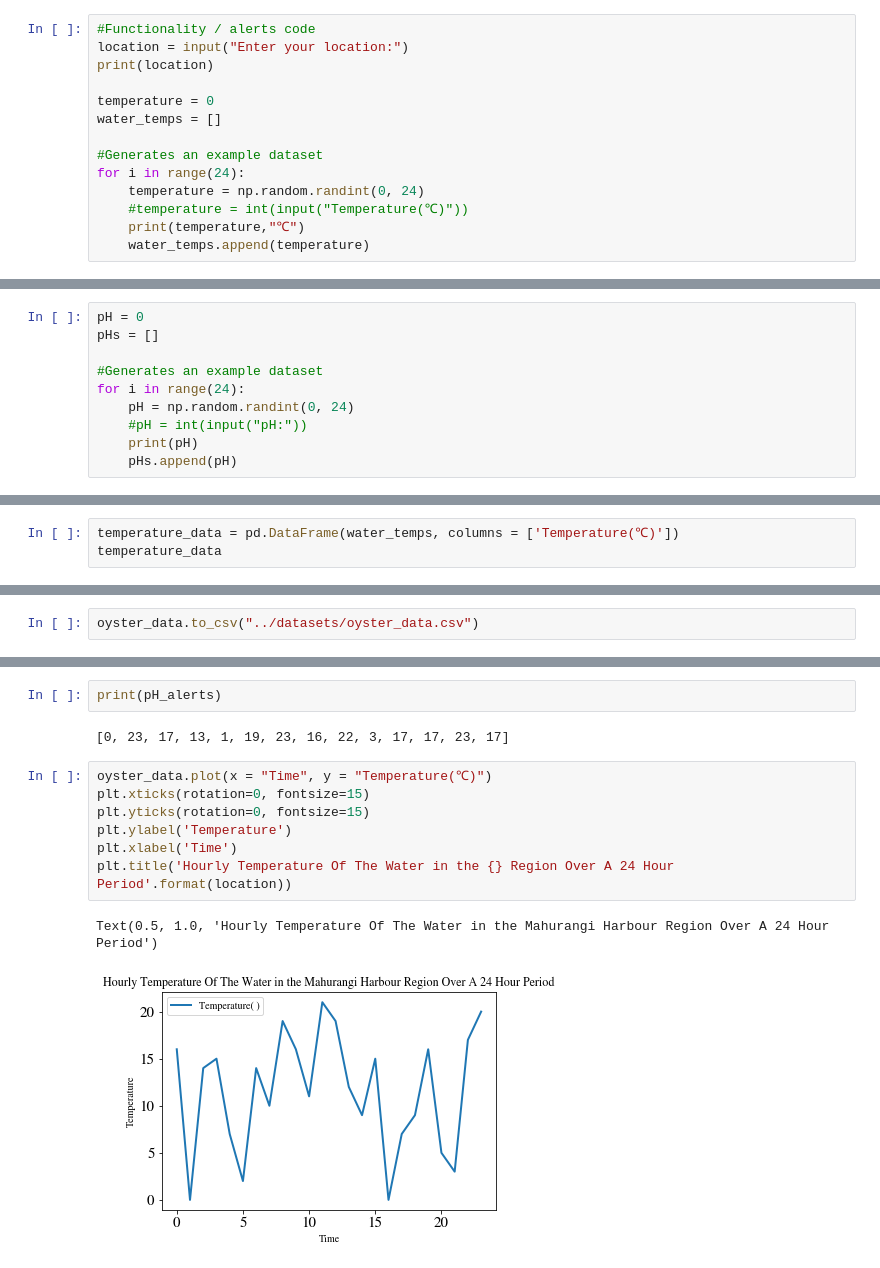
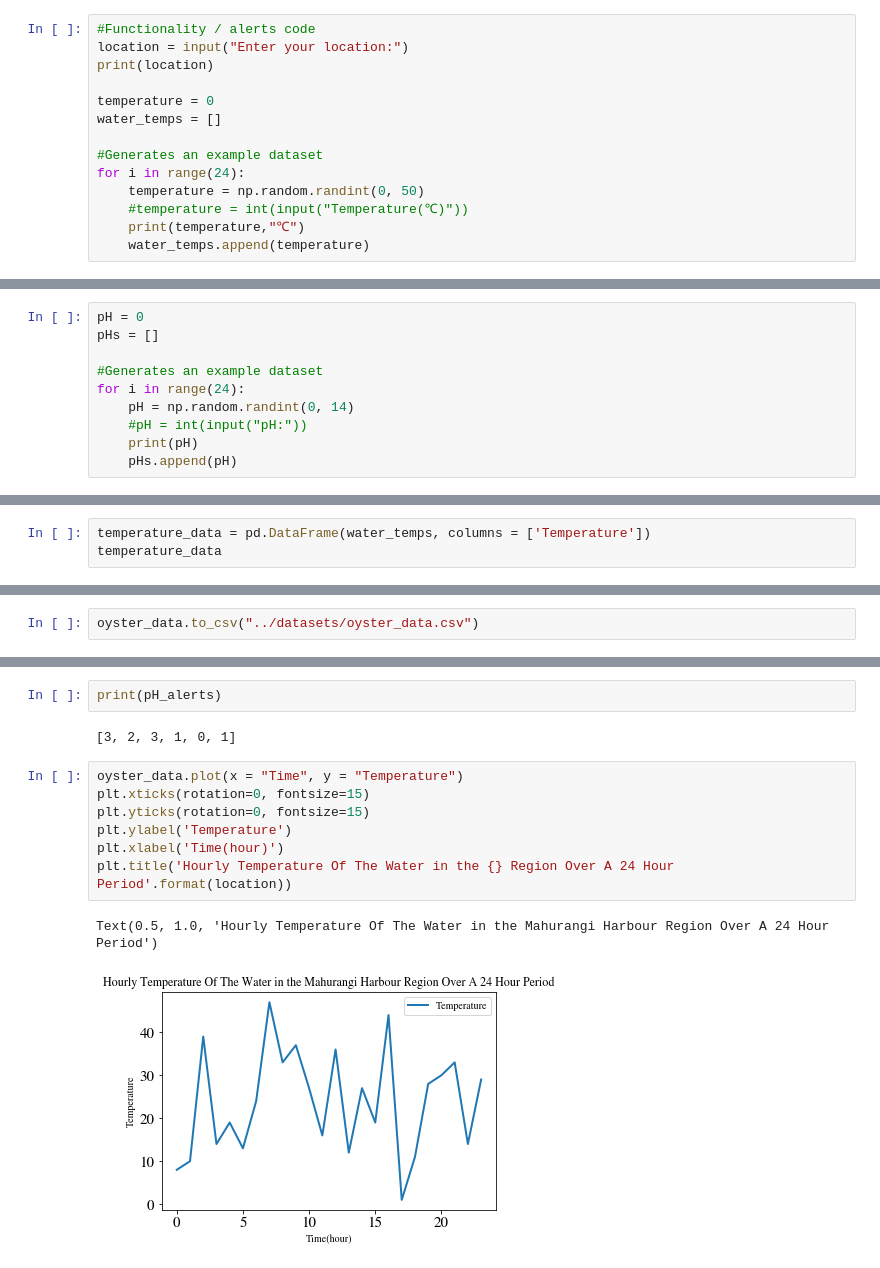
Before and after one commit to xwan438/Auqua, a Jupyter notebook: 159333_aquatech.ipynb, the cells around one changed output, grey strips where cells are left out. Cells and saved outputs as stored; diff of their text form.

```diff
--- a/159333_aquatech.ipynb
+++ b/159333_aquatech.ipynb
@@ -36,7 +37,7 @@ water_temps = []
 
 #Generates an example dataset
 for i in range(24):
-    temperature = np.random.randint(0, 24)
+    temperature = np.random.randint(0, 50)
     #temperature = int(input("Temperature(℃)"))
     print(temperature,"℃")
     water_temps.append(temperature)
@@ -68,7 +69,7 @@ pHs = []
 
 #Generates an example dataset
 for i in range(24):
-    pH = np.random.randint(0, 24)
+    pH = np.random.randint(0, 14)
     #pH = int(input("pH:"))
     print(pH)
     pHs.append(pH)
@@ -116,6 +117,6 @@ time
 | 22 | 22 |
 | 23 | 23 |
 # %%
-temperature_data = pd.DataFrame(water_temps, columns = ['Temperature(℃)'])
+temperature_data = pd.DataFrame(water_temps, columns = ['Temperature'])
 temperature_data
 # %% [output]
@@ -260,17 +243,17 @@ pH within desirable range
 # %%
 print(pH_alerts)
 # %% [output]
-[0, 23, 17, 13, 1, 19, 23, 16, 22, 3, 17, 17, 23, 17]
+[3, 2, 3, 1, 0, 1]
 # %%
-oyster_data.plot(x = "Time", y = "Temperature(℃)")
+oyster_data.plot(x = "Time", y = "Temperature")
 plt.xticks(rotation=0, fontsize=15)
 plt.yticks(rotation=0, fontsize=15)
 plt.ylabel('Temperature')
-plt.xlabel('Time')
+plt.xlabel('Time(hour)')
 plt.title('Hourly Temperature Of The Water in the {} Region Over A 24 Hour Period'.format(location))
 # %% [output]
 Text(0.5, 1.0, 'Hourly Temperature Of The Water in the Mahurangi Harbour Region Over A 24 Hour Period')
-[figure, old version]
+[figure, new version]
 # %%
 oyster_data.plot(x = "Time", y = "pH")
 plt.xticks(rotation=0, fontsize=15)
```
Also changed, not shown: parts of 17 cells of this notebook.
